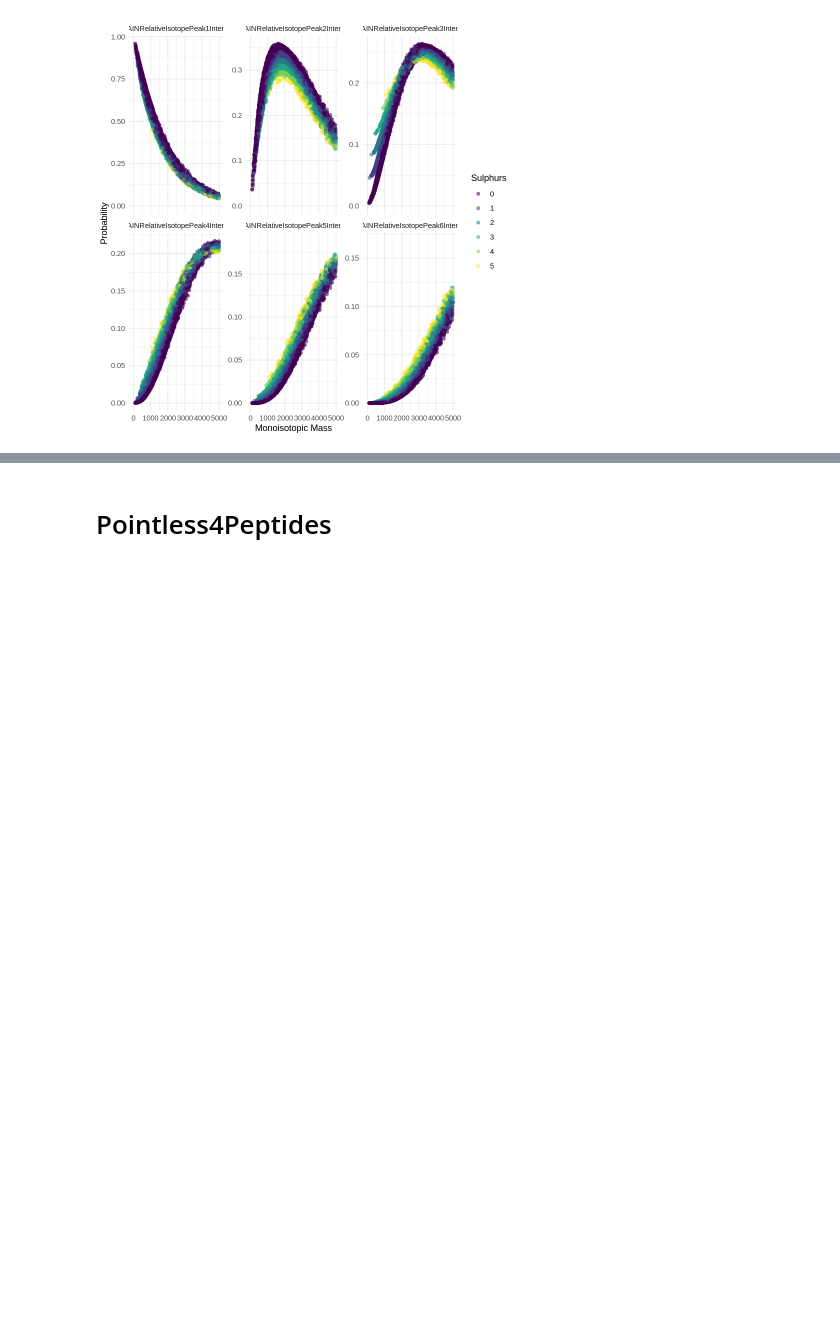
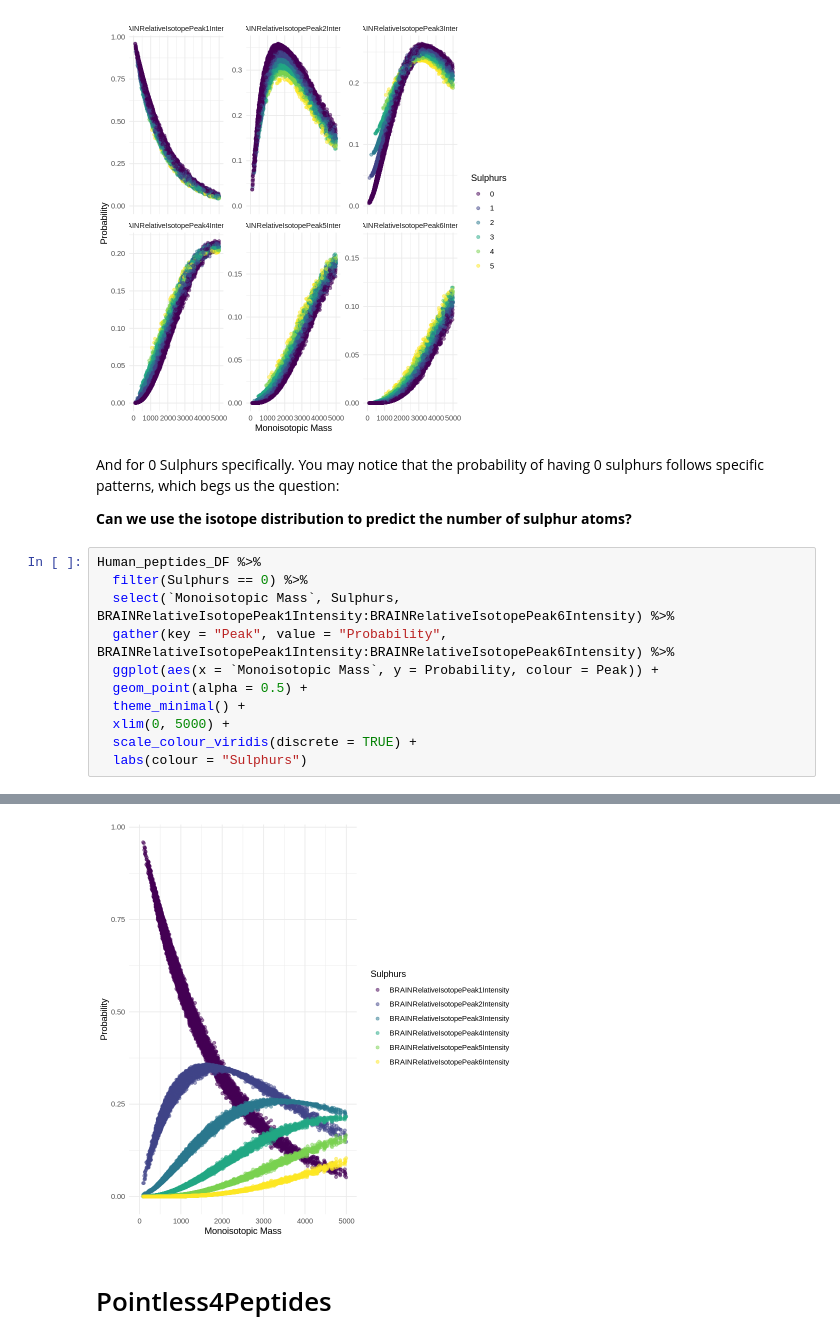
Before and after one commit to VilenneFrederique/EuBIC2024WS, a Jupyter notebook: EuBIC_Valkenborg_lab_Workshop.ipynb, the cells around one changed output, grey strips where cells are left out. Saved outputs shown, nothing was run; the diff lists cells and outputs as text; blank space fills up the shorter version.

```diff
--- a/EuBIC_Valkenborg_lab_Workshop.ipynb
+++ b/EuBIC_Valkenborg_lab_Workshop.ipynb
@@ -453,3 +465,19 @@ Human_peptides_DF %>%
 Warning message:
 “Removed 4032 rows containing missing values (`geom_point()`).”
 [figure]
+# %% [markdown]
+And for 0 Sulphurs specifically. You may notice that the probability of having 0 sulphurs follows specific patterns, which begs us the question:
+
+**Can we use the isotope distribution to predict the number of sulphur atoms?**
+# %%
+Human_peptides_DF %>%
+  filter(Sulphurs == 0) %>%
+  select(`Monoisotopic Mass`, Sulphurs, BRAINRelativeIsotopePeak1Intensity:BRAINRelativeIsotopePeak6Intensity) %>%
+  gather(key = "Peak", value = "Probability", BRAINRelativeIsotopePeak1Intensity:BRAINRelativeIsotopePeak6Intensity) %>%
+  ggplot(aes(x = `Monoisotopic Mass`, y = Probability, colour = Peak)) +
+  geom_point(alpha = 0.5) +
+  theme_minimal() +
+  xlim(0, 5000) +
+  scale_colour_viridis(discrete = TRUE) +
+  labs(colour = "Sulphurs")
+# %% [output]
@@ -456,3 +486,4 @@ Warning message:
+[figure, added]
 # %% [markdown]
 # Pointless4Peptides
 # %% [markdown]
```
Also changed, not shown: parts of 59 cells of this notebook.
